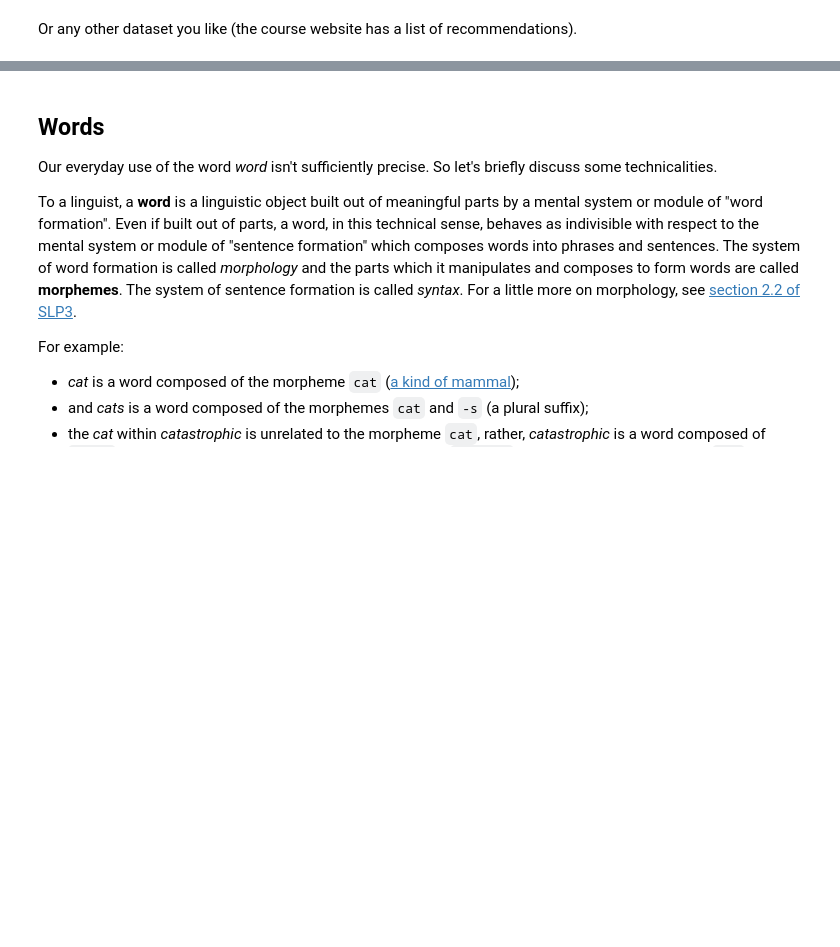
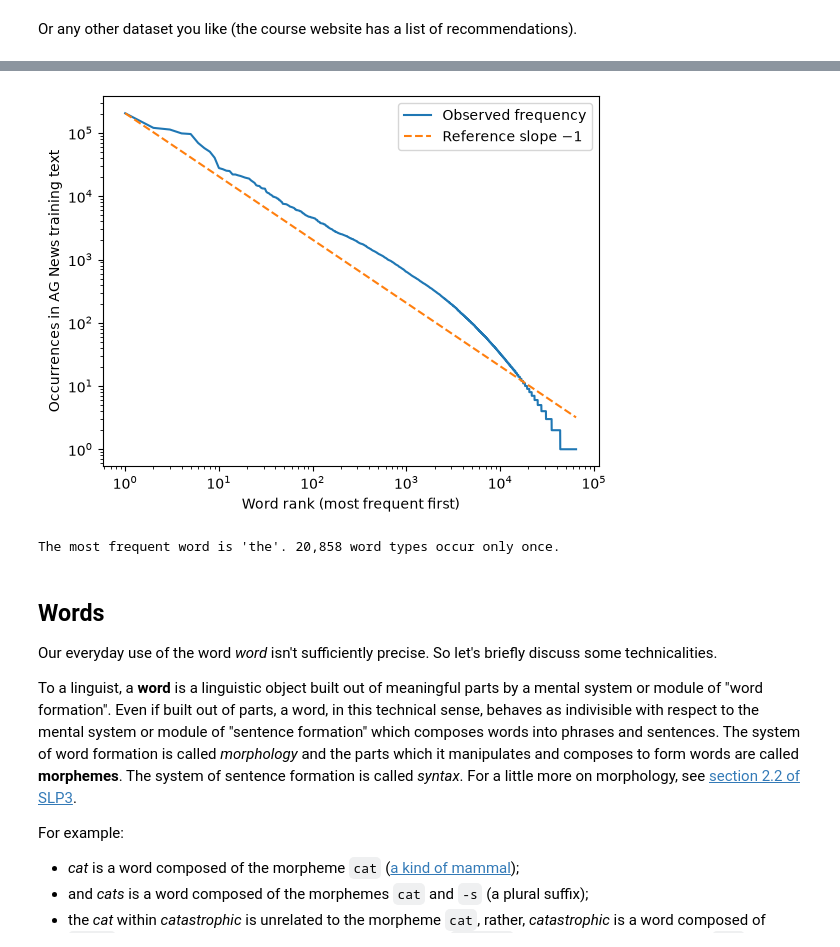
Before and after one commit to angelosntousis/Athena, a Jupyter notebook: part1/tutorial.ipynb, the cells around one changed output, grey strips where cells are left out. Cells and saved outputs as stored; diff of their text form; code cells hidden in the pictures; blank space fills up the shorter version.

```diff
--- a/part1/tutorial.ipynb
+++ b/part1/tutorial.ipynb
@@ -264,3 +308,17 @@ If you want to go the extra mile, in your self-study time, you could look into Z
+# %%
+frequencies = np.array(sorted(word_counts.values(), reverse=True))
+ranks = np.arange(1, len(frequencies) + 1)
+plt.loglog(ranks, frequencies, label="Observed frequency")
+plt.loglog(ranks, frequencies[0] / ranks, "--", label="Reference slope −1")
+plt.xlabel("Word rank (most frequent first)")
+plt.ylabel("Occurrences in AG News training text")
+plt.legend()
+plt.show()
+print(f"The most frequent word is {word_counts.most_common(1)[0][0]!r}. "
+      f"{(frequencies == 1).sum():,} word types occur only once.")
+# %% [output]
+[figure, added]
+The most frequent word is 'the'. 20,858 word types occur only once.
 # %% [markdown]
 ## Words
 
```
Also changed, not shown: parts of 61 cells of this notebook.
